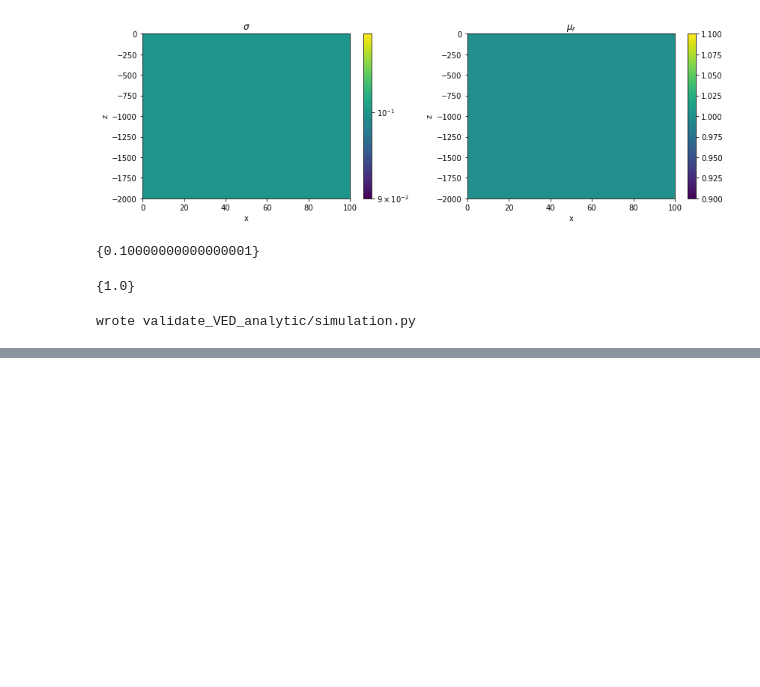
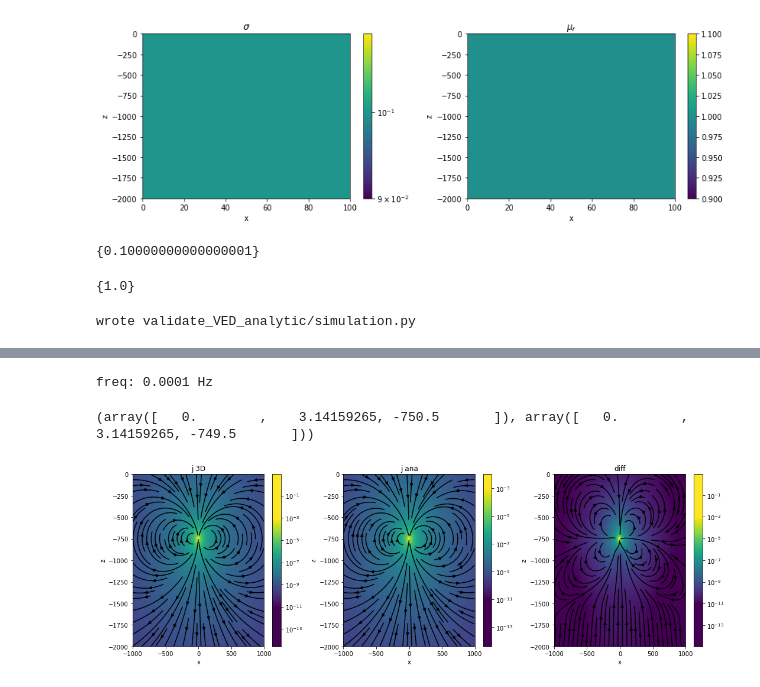
Before and after one commit to simpeg-research/casingSimulations, a Jupyter notebook: notebooks/validation/validate_VED_analytic.ipynb, the cells around one changed output, grey strips where cells are left out. Saved outputs shown, nothing was run; the diff lists cells and outputs as text; code cells hidden in the pictures; blank space fills up the shorter version.

```diff
--- a/notebooks/validation/validate_VED_analytic.ipynb
+++ b/notebooks/validation/validate_VED_analytic.ipynb
@@ -163,0 +176,24 @@ wrote validate_VED_analytic/simulation.py
+# %%
+srcList = simulation.survey.srcList
+# %%
+mesh = meshGen.mesh
+mesh2D = discretize.CylMesh([mesh.hx, 1., mesh.hz], x0=mesh.x0) # for plotting
+# %%
+# look at a slice along the plane of the source
+srcind = 0
+theta_ind = 1
+
+jcyl = fields[srcList[srcind],'j']
+jplt = casingSimulations.face3DthetaSlice(mesh, jcyl, theta_ind=theta_ind)
+bcyl = fields[srcList[srcind], 'b']
+bplt = casingSimulations.edge3DthetaSlice(mesh, bcyl, theta_ind=theta_ind)
+
+print('freq: {} Hz'.format(srcList[srcind].freq))
+# %% [output]
+freq: 0.0001 Hz
+# %%
+src_a = simulation.src.src_a
+src_b = simulation.src.src_b
+print(src_a, src_b)
+# %% [output]
+(array([   0.        ,    3.14159265, -750.5       ]), array([   0.        ,    3.14159265, -749.5       ]))
@@ -163,0 +224,30 @@ wrote validate_VED_analytic/simulation.py
+# %%
+fig, ax = plt.subplots(1, 3, figsize=(15, 5))
+
+pltargs = {
+    'mirror':True,
+    'range_x':np.r_[-1000., 1000.],
+    'range_y':np.r_[-2000., 0.],
+    'sample_grid':np.r_[10., 10.],
+    'clim':np.r_[1e-11, 1e-3]
+}
+
+
+casingSimulations.plotFace2D(
+    mesh2D, jplt, ax=ax[0], **pltargs
+)
+casingSimulations.plotFace2D(
+    mesh2D, jana, ax=ax[1], **pltargs
+)
+casingSimulations.plotFace2D(
+    mesh2D, jplt-jana, ax=ax[2], **pltargs
+)
+
+ax[0].set_title('j 3D')
+ax[1].set_title('j ana')
+ax[2].set_title('diff')
+
+
+plt.tight_layout()
+# %% [output]
+[figure, added]
```
Also changed, not shown: parts of 14 cells of this notebook, 1 other file.
